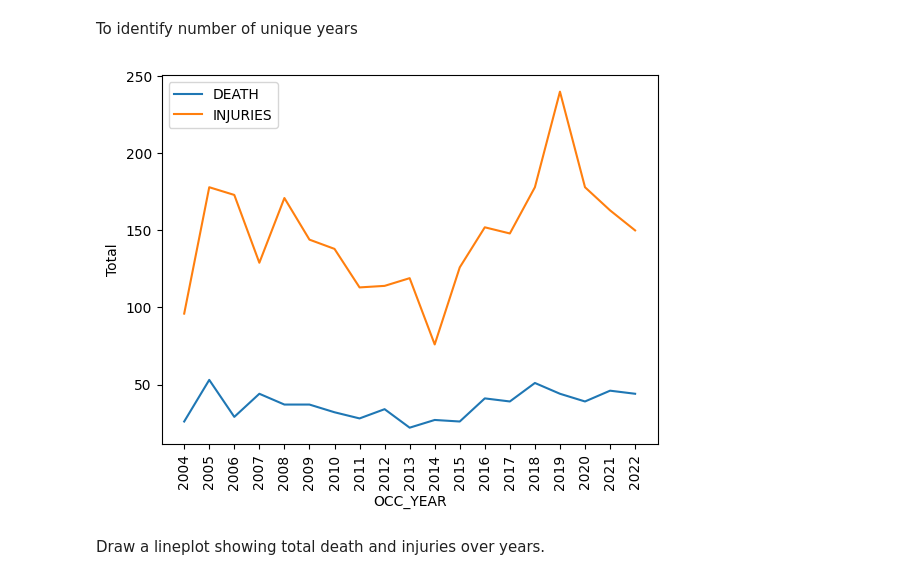
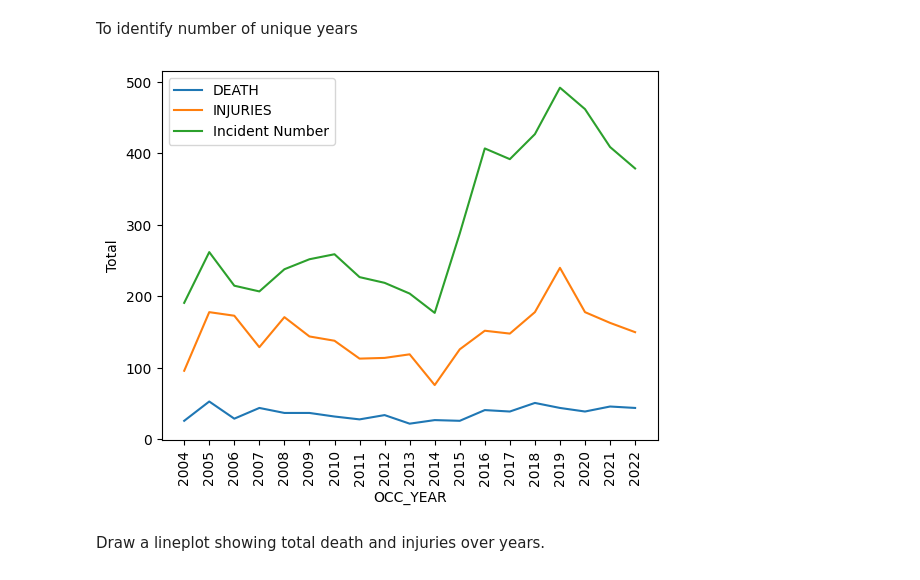
Before and after one commit to Jpeng23/MMAI5100_group6, a Jupyter notebook: project.ipynb, the cells around one changed output. Cells and saved outputs as stored; diff of their text form; code cells hidden in the pictures.

```diff
--- a/project.ipynb
+++ b/project.ipynb
@@ -99,17 +99,24 @@ To identify number of unique years
 # %%
 df12=df.groupby(["OCC_YEAR"])["DEATH"].sum().reset_index()
 df12
 ax=sns.lineplot(x="OCC_YEAR",y="DEATH",data=df12,label="DEATH")
 ax.set_xticks(range(2004,2023))
 plt.xticks(rotation=90)
 
 
 df14=df.groupby(["OCC_YEAR"])["INJURIES"].sum().reset_index()
 sns.lineplot(x="OCC_YEAR",y="INJURIES",data=df14,label="INJURIES")
 plt.ylabel("Total")
+
+
+df15=df5.groupby(["OCC_YEAR"])["AFFECTED_PEOPLE"].count().reset_index()
+df15
+sns.lineplot(x="OCC_YEAR",y="AFFECTED_PEOPLE",data=df15,label="Incident Number")
+df5["AFFECTED_PEOPLE"]
+
 plt.show()
 # %% [output]
-[figure, old version]
+[figure, new version]
 # %% [markdown]
 Draw a lineplot showing total death and injuries over years.
 # %%
```
